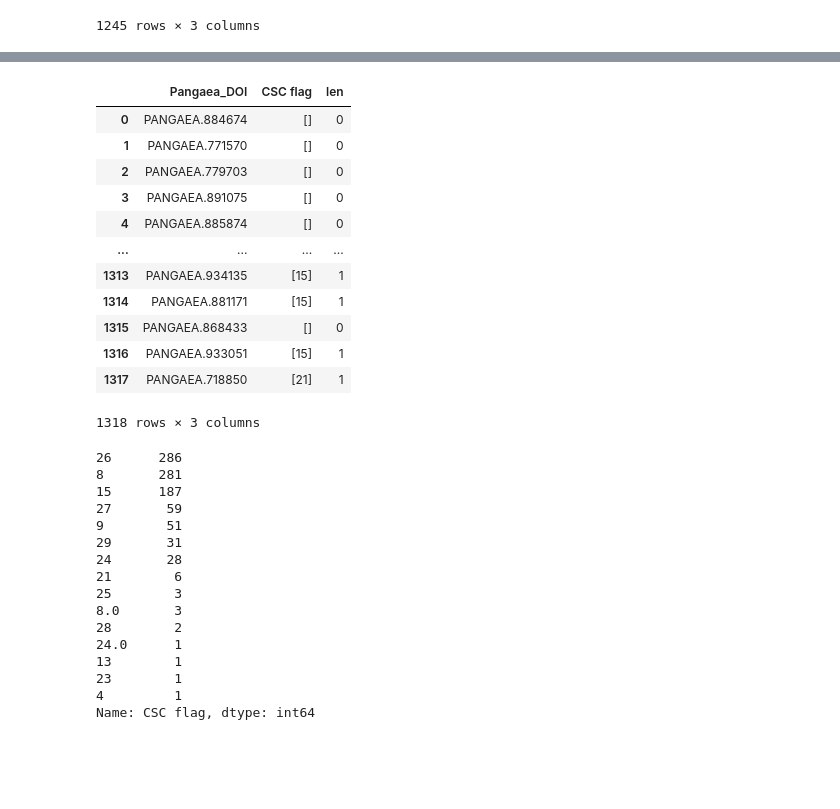
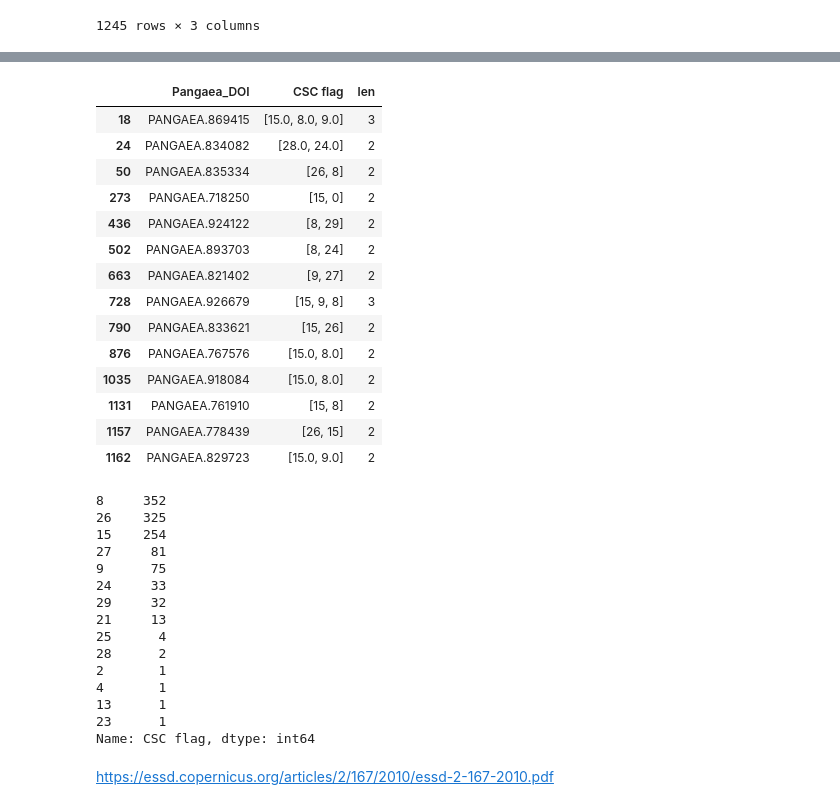
Before and after one commit to PBrockmann/PANGAEA_Scraping, a Jupyter notebook: PANGAEA_getData_ex1.py.ipynb, the cells around one changed output, grey strips where cells are left out. Drawn from its saved outputs; the diff is of its cells as text; code cells hidden in the pictures; blank space fills up the shorter version.

```diff
--- a/PANGAEA_getData_ex1.py.ipynb
+++ b/PANGAEA_getData_ex1.py.ipynb
@@ -309,39 +315,44 @@ d2 = pd.read_csv('tyty.csv')
 # %%
 d2['CSC flag'] = d2['CSC flag'].apply(lambda x: eval(x))
 # %%
-d2
+d2[d2['len'] >=2 ]
 # %% [output]
 |  | Pangaea_DOI | CSC flag | len |
-| 0 | PANGAEA.884674 | [] | 0 |
-| 1 | PANGAEA.771570 | [] | 0 |
-| 2 | PANGAEA.779703 | [] | 0 |
-| 3 | PANGAEA.891075 | [] | 0 |
-| 4 | PANGAEA.885874 | [] | 0 |
-| ... | ... | ... | ... |
-| 1313 | PANGAEA.934135 | [15] | 1 |
-| 1314 | PANGAEA.881171 | [15] | 1 |
-| 1315 | PANGAEA.868433 | [] | 0 |
-| 1316 | PANGAEA.933051 | [15] | 1 |
-| 1317 | PANGAEA.718850 | [21] | 1 |
+| 18 | PANGAEA.869415 | [15.0, 8.0, 9.0] | 3 |
+| 24 | PANGAEA.834082 | [28.0, 24.0] | 2 |
+| 50 | PANGAEA.835334 | [26, 8] | 2 |
+| 273 | PANGAEA.718250 | [15, 0] | 2 |
+| 436 | PANGAEA.924122 | [8, 29] | 2 |
+| 502 | PANGAEA.893703 | [8, 24] | 2 |
+| 663 | PANGAEA.821402 | [9, 27] | 2 |
+| 728 | PANGAEA.926679 | [15, 9, 8] | 3 |
+| 790 | PANGAEA.833621 | [15, 26] | 2 |
+| 876 | PANGAEA.767576 | [15.0, 8.0] | 2 |
+| 1035 | PANGAEA.918084 | [15.0, 8.0] | 2 |
+| 1131 | PANGAEA.761910 | [15, 8] | 2 |
+| 1157 | PANGAEA.778439 | [26, 15] | 2 |
+| 1162 | PANGAEA.829723 | [15.0, 9.0] | 2 |
-1318 rows × 3 columns
 # %%
 a = d2[d2['len'] == 1]['CSC flag']
-b = a.apply(lambda x: str(x[0])).value_counts()
+b = a.apply(lambda x: int(x[0])).value_counts()
+b.sort_index(inplace=True)
+b.sort_values(inplace=True, ascending=False)
 b
 # %% [output]
-26      286
-8       281
-15      187
-27       59
-9        51
-29       31
-24       28
-21        6
-25        3
-8.0       3
-28        2
-24.0      1
-13        1
-23        1
-4         1
+8     352
+26    325
+15    254
+27     81
+9      75
+24     33
+29     32
+21     13
+25      4
+28      2
+2       1
+4       1
+13      1
+23      1
 Name: CSC flag, dtype: int64
+# %% [markdown]
+https://essd.copernicus.org/articles/2/167/2010/essd-2-167-2010.pdf
```
Also changed, not shown: parts of 20 cells of this notebook.
